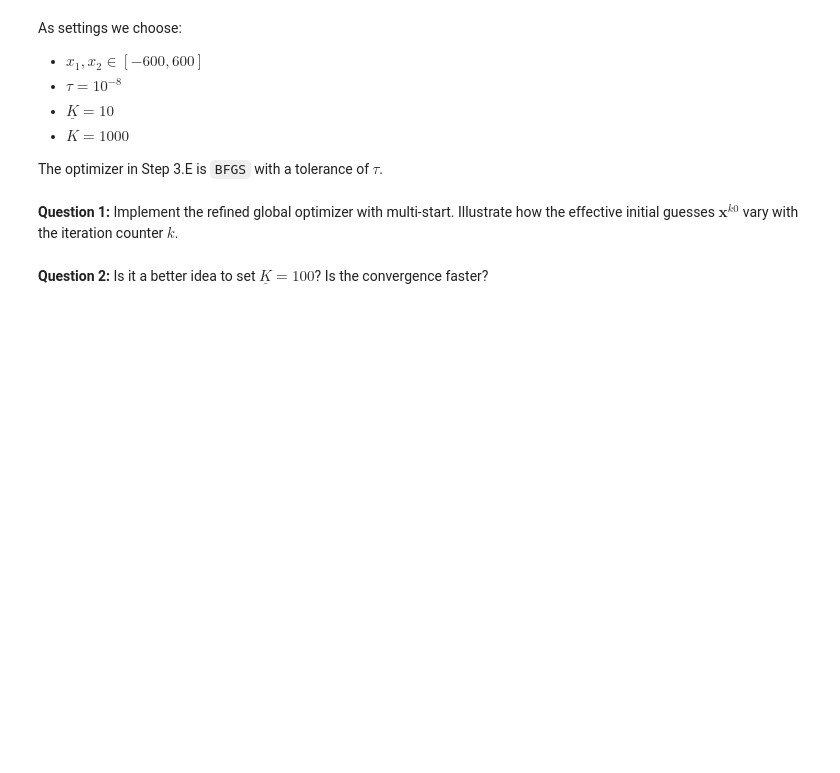
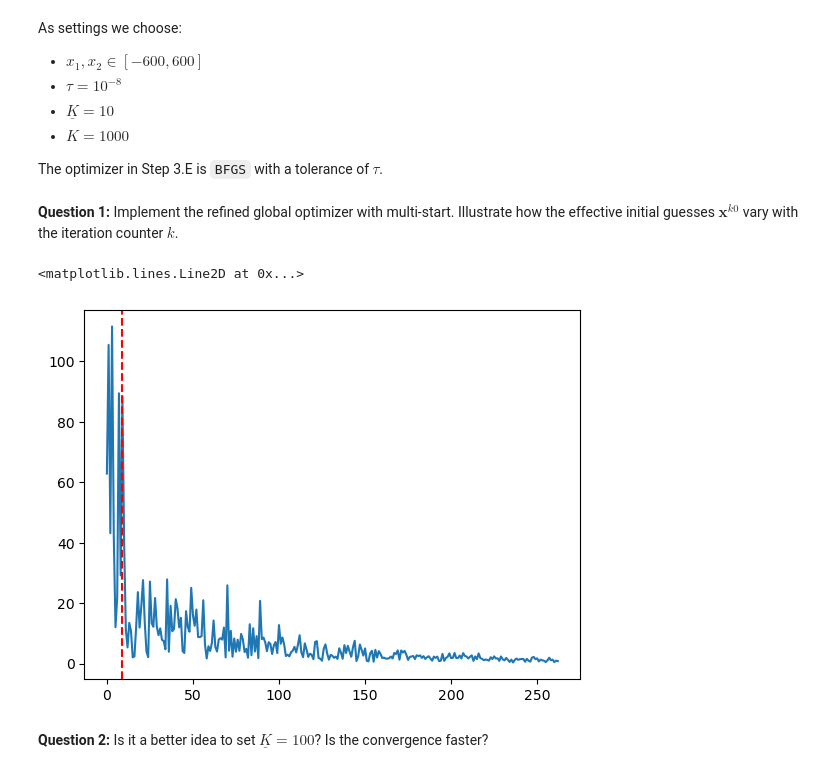
Before and after one commit to NumEconCopenhagen/projects-2023-the-best-duo, a Jupyter notebook: examproject/Exam-2023-notebook.ipynb, the cells around one changed output. Drawn from its saved outputs; the diff is of its cells as text; code cells hidden in the pictures; blank space fills up the shorter version.

```diff
--- a/examproject/Exam-2023-notebook.ipynb
+++ b/examproject/Exam-2023-notebook.ipynb
@@ -376,2 +394,20 @@ The optimizer in Step 3.E is `BFGS` with a tolerance of $\tau$.
+# %%
+# write your code here
+K_ = 10
+
+x_star, x_list = multistart_optimizer(griewank,[-600,600],tau=10**-8,K_=K_,K=1000)
+x_star
+
+y_list = []
+for x in x_list:
+    y = griewank(x)
+    y_list.append(y)
+
+ax = plt.subplot()
+ax.plot(range(len(y_list)),y_list)
+ax.axvline(x=K_-1, color='r', linestyle='--')
+# %% [output]
+<matplotlib.lines.Line2D at 0x...>
+[figure, added]
 # %% [markdown]
 **Question 2:** Is it a better idea to set $\underline{K} = 100$? Is the convergence faster?
```
Also changed, not shown: parts of 15 cells of this notebook, 2 other files.
